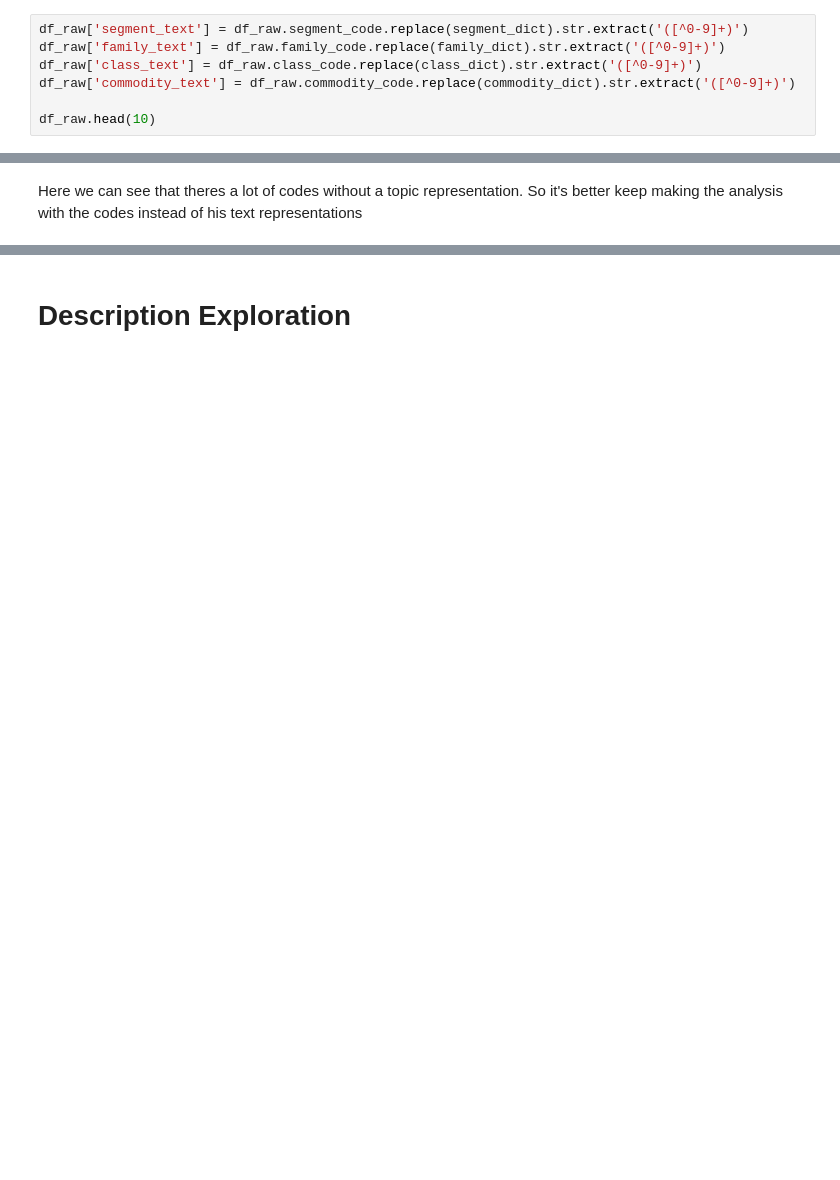
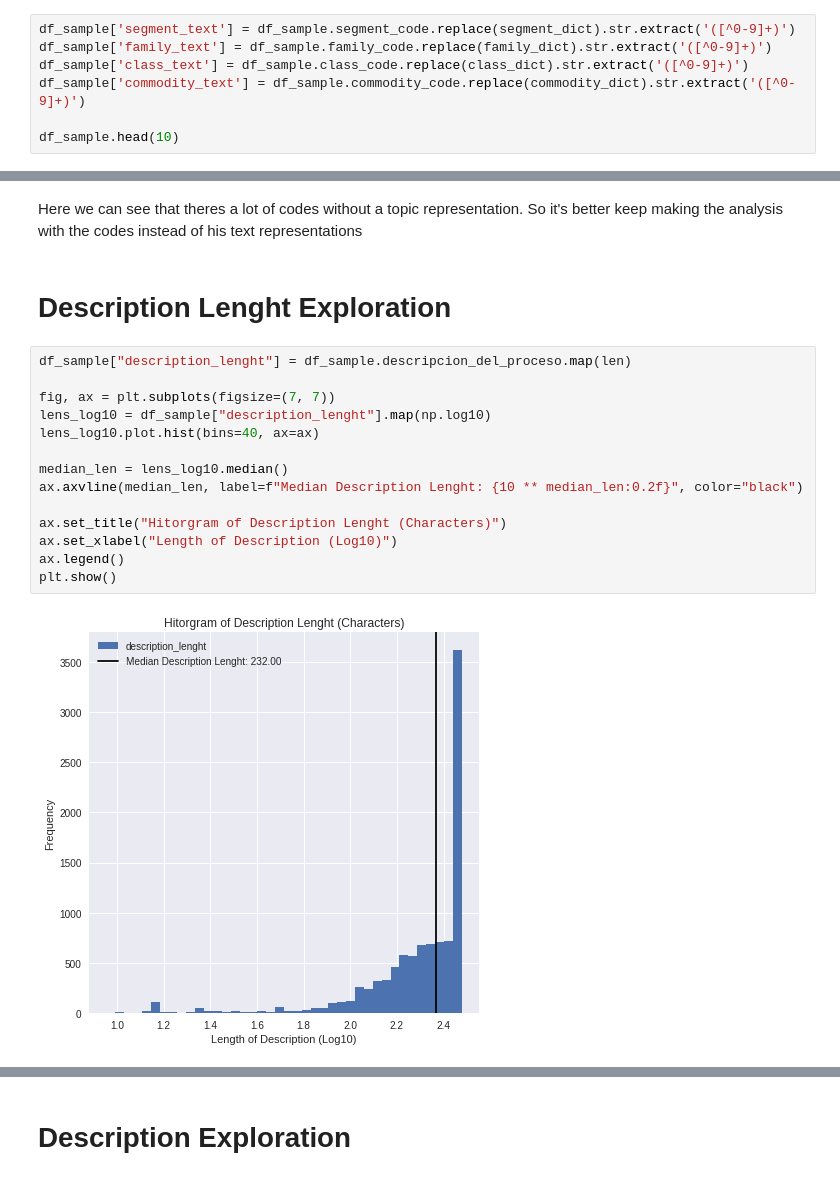
Before and after one commit to Dalperdomoe/compra_eficiente_unspsc_codes_nlp, a Jupyter notebook: notebooks/2.0-dape-data_exploration.ipynb, the cells around one changed output, grey strips where cells are left out. Saved outputs shown, nothing was run; the diff lists cells and outputs as text; blank space fills up the shorter version.

```diff
--- a/notebooks/2.0-dape-data_exploration.ipynb
+++ b/notebooks/2.0-dape-data_exploration.ipynb
@@ -104,9 +114,9 @@ df_raw.head()
 # %%
-df_raw['segment_text'] = df_raw.segment_code.replace(segment_dict).str.extract('([^0-9]+)')
-df_raw['family_text'] = df_raw.family_code.replace(family_dict).str.extract('([^0-9]+)')
-df_raw['class_text'] = df_raw.class_code.replace(class_dict).str.extract('([^0-9]+)')
-df_raw['commodity_text'] = df_raw.commodity_code.replace(commodity_dict).str.extract('([^0-9]+)')
+df_sample['segment_text'] = df_sample.segment_code.replace(segment_dict).str.extract('([^0-9]+)')
+df_sample['family_text'] = df_sample.family_code.replace(family_dict).str.extract('([^0-9]+)')
+df_sample['class_text'] = df_sample.class_code.replace(class_dict).str.extract('([^0-9]+)')
+df_sample['commodity_text'] = df_sample.commodity_code.replace(commodity_dict).str.extract('([^0-9]+)')
 
-df_raw.head(10)
+df_sample.head(10)
 # %% [output]
 |  | descripcion_del_proceso | codigo_de_categoria_principal | segment_code | family_code | class_code | commodity_code | ... |
@@ -139,2 +153,20 @@ memory usage: 22.9+ MB
 # %% [markdown]
 Here we can see that theres a lot of codes without a topic representation. So it's better keep making the analysis with the codes instead of his text representations
+# %% [markdown]
+# Description Lenght Exploration
+# %%
+df_sample["description_lenght"] = df_sample.descripcion_del_proceso.map(len)
+
+fig, ax = plt.subplots(figsize=(7, 7))
+lens_log10 = df_sample["description_lenght"].map(np.log10)
+lens_log10.plot.hist(bins=40, ax=ax)
+
+median_len = lens_log10.median()
+ax.axvline(median_len, label=f"Median Description Lenght: {10 ** median_len:0.2f}", color="black")
+
+ax.set_title("Hitorgram of Description Lenght (Characters)")
+ax.set_xlabel("Length of Description (Log10)")
+ax.legend()
+plt.show()
+# %% [output]
+[figure, added]
```
Also changed, not shown: parts of 36 cells of this notebook.
